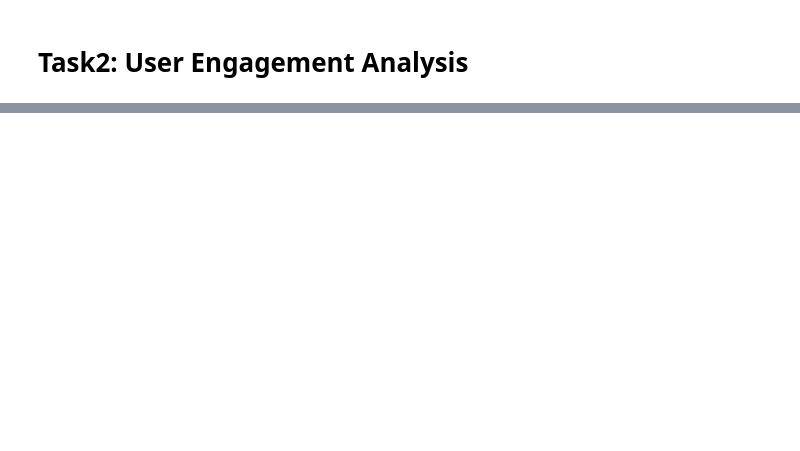
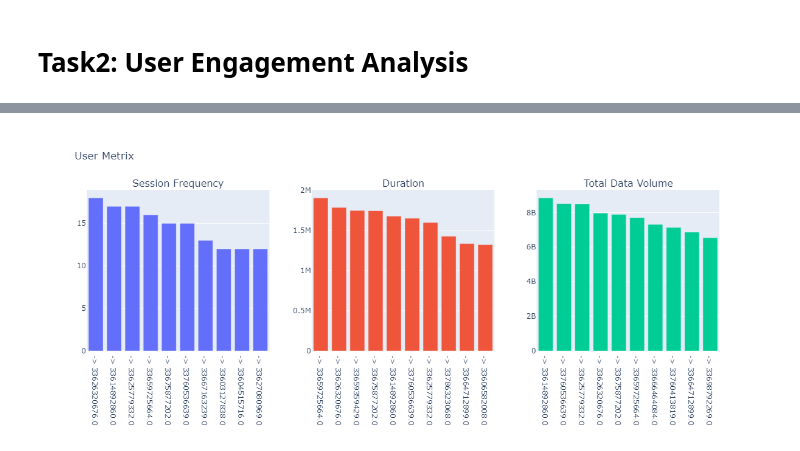
Before and after one commit to yonamg/Telecom-Data-Analysis, a Jupyter notebook: notebook/user_engagement_analysis.ipynb, the cells around one changed output, grey strips where cells are left out. Drawn from its saved outputs; the diff is of its cells as text; code cells hidden in the pictures; blank space fills up the shorter version.

Commit message:
scaled for the engagement analysis

```diff
--- a/notebook/user_engagement_analysis.ipynb
+++ b/notebook/user_engagement_analysis.ipynb
@@ -74,0 +75,9 @@ user_engage.head(10)
+# %%
+sessions = user_engage.nlargest(10, "Session_Frequency")['Session_Frequency']
+duration = user_engage.nlargest(10, "Duration")['Duration']
+total_data_volume = user_engage.nlargest(10, "Total_Data_Volume")['Total_Data_Volume']
+
+mult_hist([sessions, duration, total_data_volume], 1,
+          3, "User Metrix", ['Session Frequency', 'Duration', 'Total Data Volume'])
+# %% [output]
+[figure, added]
```
Also changed, not shown: parts of 8 cells of this notebook, 6 other files.
